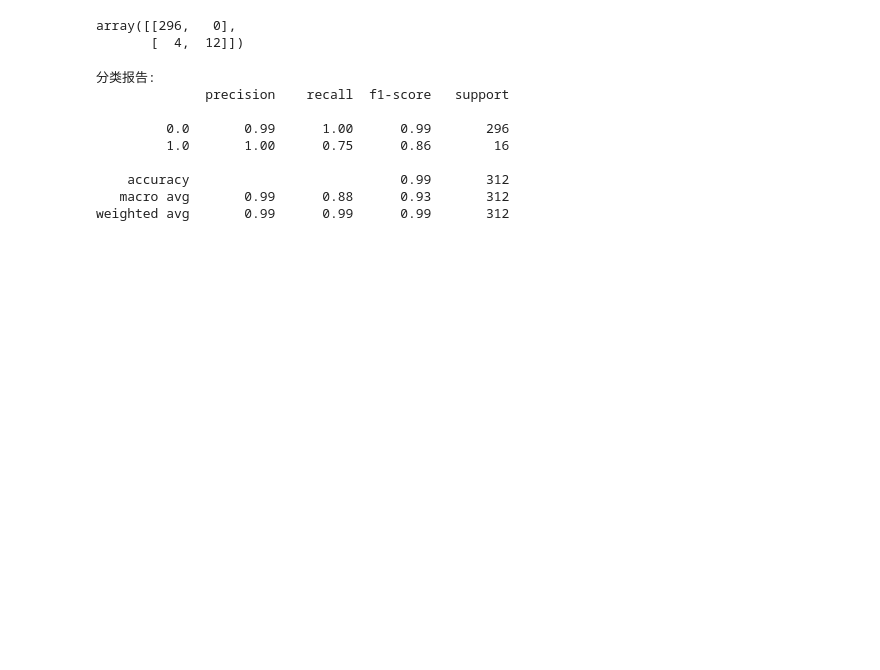
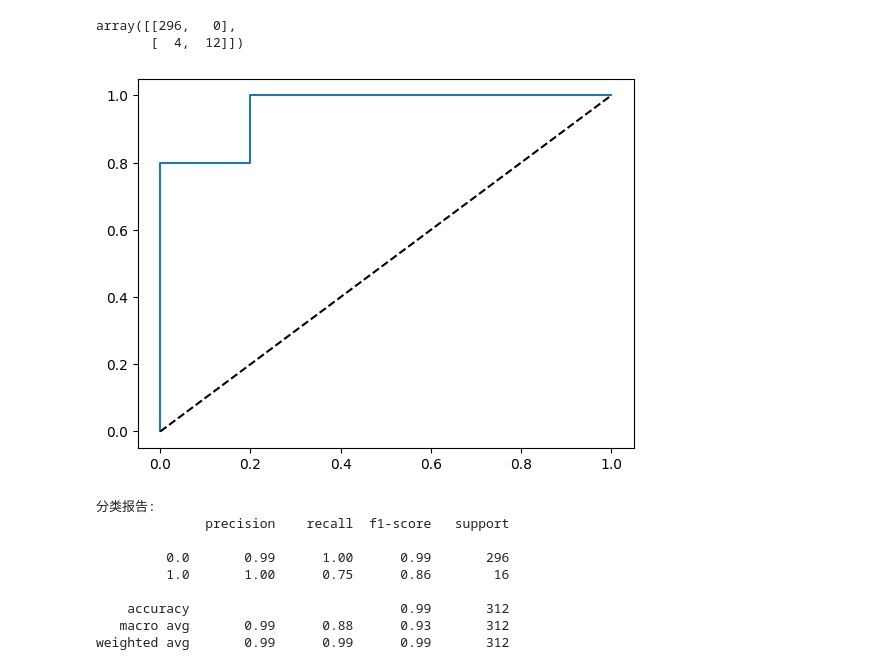
Before and after one commit to caojiaolong/Fu-Character-Recognition, a Jupyter notebook: model.ipynb, the cells around one changed output. Cells and saved outputs as stored; diff of their text form; code cells hidden in the pictures; blank space fills up the shorter version.

```diff
--- a/model.ipynb
+++ b/model.ipynb
@@ -365,6 +365,22 @@ confusion_matrix(y_val, y_pred)
 0.925215723873442
 array([[296,   0],
        [  4,  12]])
+# %%
+import matplotlib.pyplot as plt
+from sklearn.metrics import roc_curve, roc_auc_score
+
+probalilities = clf.predict_proba(X_test)[:, 1]  # 假设为正类的概率
+fpr, tpr, thresholds = roc_curve(y_test, probalilities)
+
+# 计算AUC值
+auc = roc_auc_score(y_test, probalilities)
+
+# 绘制ROC曲线
+plt.plot(fpr, tpr, label='ROC curve (AUC = %0.2f)' % auc)
+plt.plot([0, 1], [0, 1], 'k--')  # 绘制对角线
+plt.show()
+# %% [output]
+[figure, added]
 # %%
 from sklearn.metrics import classification_report
 
```
Also changed, not shown: parts of 1 cell of this notebook, 1 other file.
